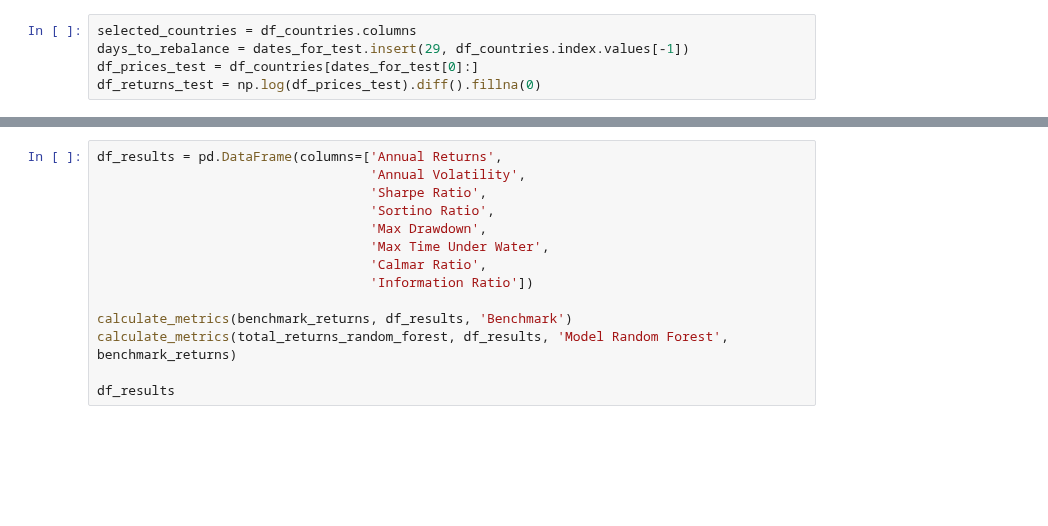
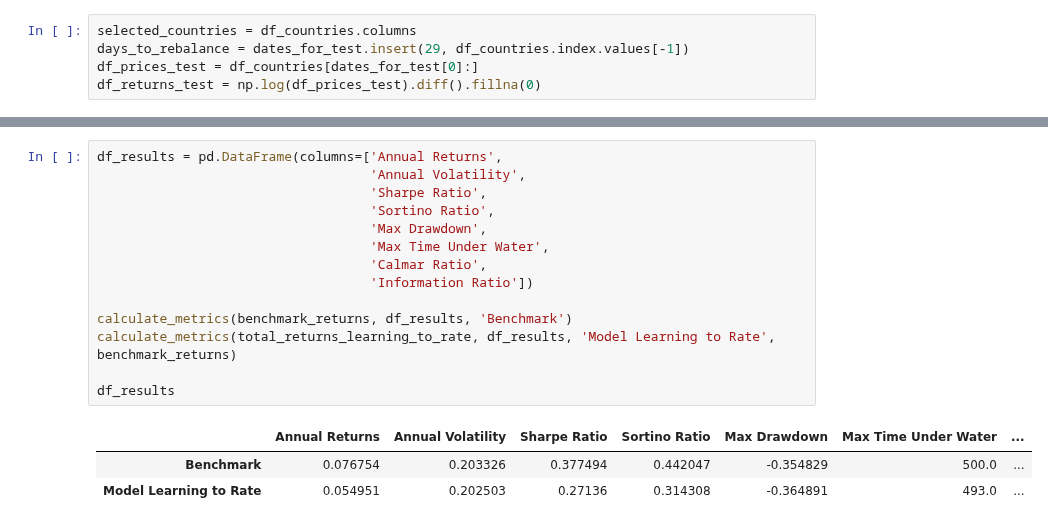
Before and after one commit to lharazin/TFM, a Jupyter notebook: Algorithm/models/base_learning_to_rate_model.ipynb, the cells around one changed output, grey strips where cells are left out. Cells and saved outputs as stored; diff of their text form; blank space fills up the shorter version.

```diff
--- a/Algorithm/models/base_learning_to_rate_model.ipynb
+++ b/Algorithm/models/base_learning_to_rate_model.ipynb
@@ -345,14 +389,18 @@ plt.show()
 # %%
 df_results = pd.DataFrame(columns=['Annual Returns',
                                    'Annual Volatility',
                                    'Sharpe Ratio',
                                    'Sortino Ratio',
                                    'Max Drawdown',
                                    'Max Time Under Water',
                                    'Calmar Ratio',
                                    'Information Ratio'])
 
 calculate_metrics(benchmark_returns, df_results, 'Benchmark')
-calculate_metrics(total_returns_random_forest, df_results, 'Model Random Forest', benchmark_returns)
+calculate_metrics(total_returns_learning_to_rate, df_results, 'Model Learning to Rate', benchmark_returns)
 
 df_results
+# %% [output]
+|  | Annual Returns | Annual Volatility | Sharpe Ratio | Sortino Ratio | Max Drawdown | Max Time Under Water | ... |
+| Benchmark | 0.076754 | 0.203326 | 0.377494 | 0.442047 | -0.354829 | 500.0 | ... |
+| Model Learning to Rate | 0.054951 | 0.202503 | 0.27136 | 0.314308 | -0.364891 | 493.0 | ... |
```
Also changed, not shown: parts of 14 cells of this notebook, 3 other files.
